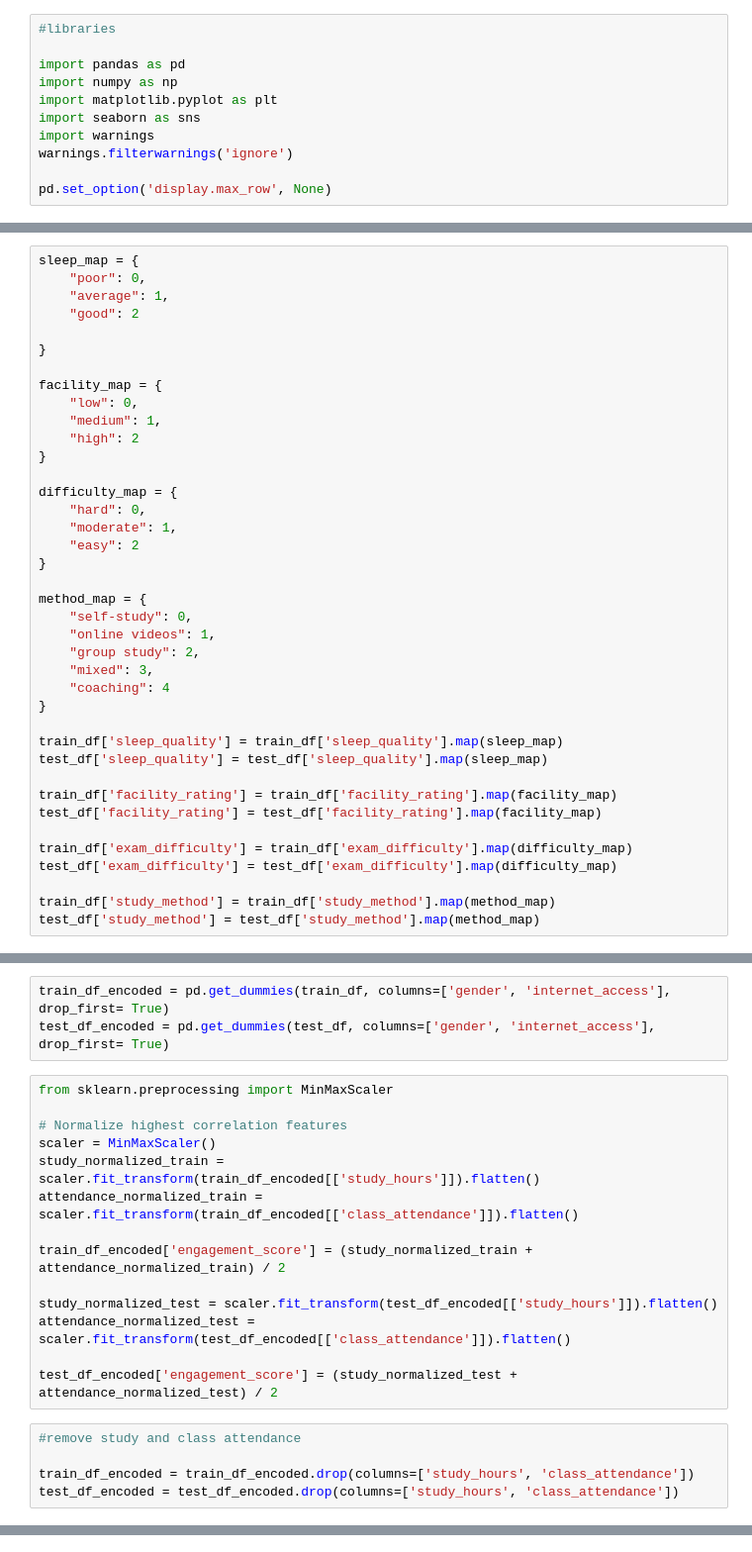
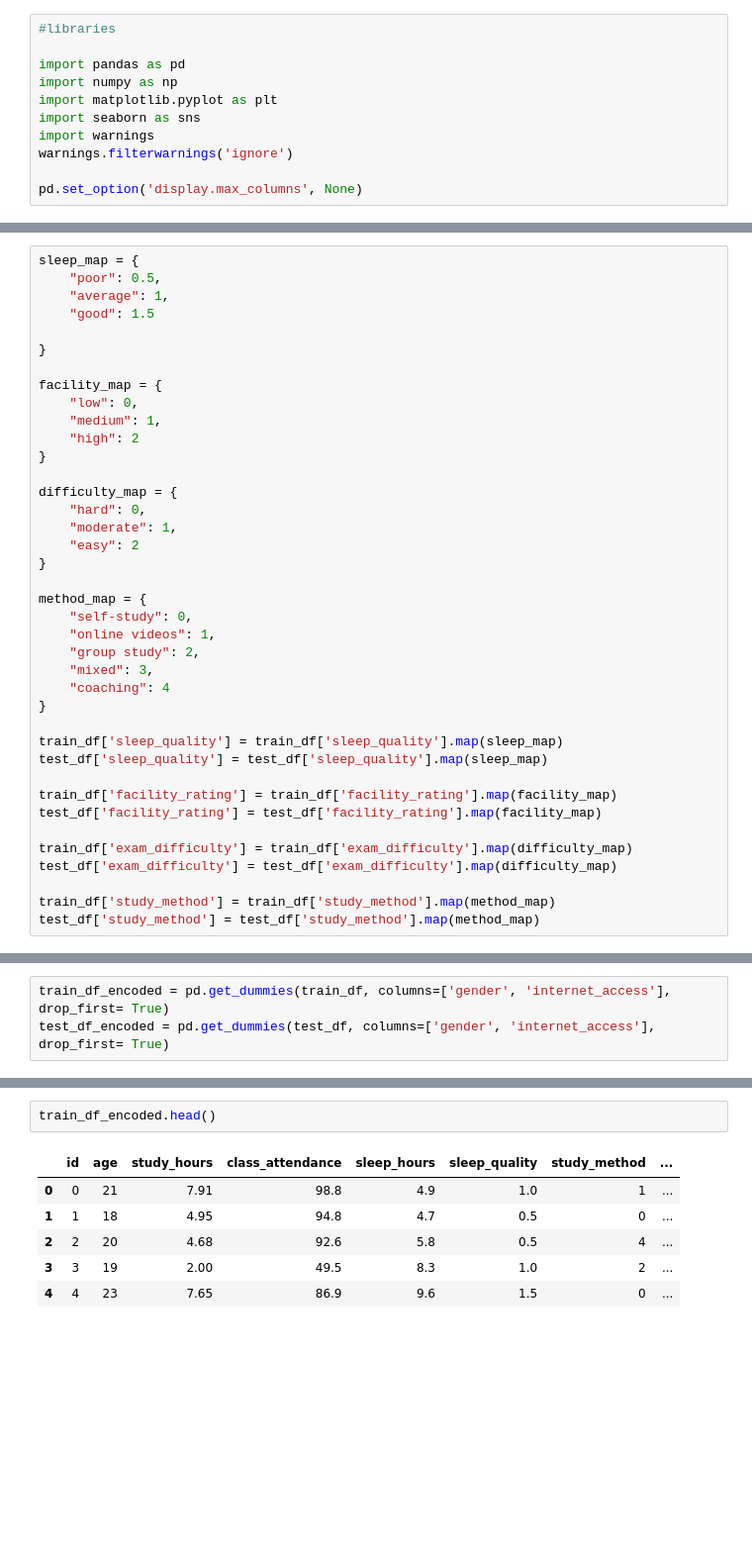
Before and after one commit to MC993/Student_score_prediction, a Jupyter notebook: feature_engineering.ipynb, the cells around one changed output, grey strips where cells are left out. Shown at 99% size. Drawn from its saved outputs; the diff is of its cells as text; blank space fills up the shorter version.

```diff
--- a/feature_engineering.ipynb
+++ b/feature_engineering.ipynb
@@ -8,7 +8,7 @@ import seaborn as sns
 import warnings
 warnings.filterwarnings('ignore')
 
-pd.set_option('display.max_row', None)
+pd.set_option('display.max_columns', None)
 # %%
 data1 = pd.read_csv('train.csv')
 data2 = pd.read_csv('test.csv')
@@ -40,9 +40,9 @@ First 5 rows of train data:
 4        moderate
 # %%
 sleep_map = {
-    "poor": 0,
+    "poor": 0.5,
     "average": 1,
-    "good": 2
+    "good": 1.5
 
 }
 
@@ -94,22 +94,3 @@ test_df['gender'] = test_df['gender'].map(gender_map)
 # %%
 train_df_encoded = pd.get_dummies(train_df, columns=['gender', 'internet_access'], drop_first= True)
 test_df_encoded = pd.get_dummies(test_df, columns=['gender', 'internet_access'], drop_first= True)
-# %%
-from sklearn.preprocessing import MinMaxScaler
-
-# Normalize highest correlation features
-scaler = MinMaxScaler()
-study_normalized_train = scaler.fit_transform(train_df_encoded[['study_hours']]).flatten()
-attendance_normalized_train = scaler.fit_transform(train_df_encoded[['class_attendance']]).flatten()
-
-train_df_encoded['engagement_score'] = (study_normalized_train + attendance_normalized_train) / 2
-
-study_normalized_test = scaler.fit_transform(test_df_encoded[['study_hours']]).flatten()
-attendance_normalized_test = scaler.fit_transform(test_df_encoded[['class_attendance']]).flatten()
-
-test_df_encoded['engagement_score'] = (study_normalized_test + attendance_normalized_test) / 2
-# %%
-#remove study and class attendance
-
-train_df_encoded = train_df_encoded.drop(columns=['study_hours', 'class_attendance'])
-test_df_encoded = test_df_encoded.drop(columns=['study_hours', 'class_attendance'])
@@ -196,0 +97,9 @@ Model Performance Summary:
+# %%
+train_df_encoded.head()
+# %% [output]
+|  | id | age | study_hours | class_attendance | sleep_hours | sleep_quality | study_method | ... |
+| 0 | 0 | 21 | 7.91 | 98.8 | 4.9 | 1.0 | 1 | ... |
+| 1 | 1 | 18 | 4.95 | 94.8 | 4.7 | 0.5 | 0 | ... |
+| 2 | 2 | 20 | 4.68 | 92.6 | 5.8 | 0.5 | 4 | ... |
+| 3 | 3 | 19 | 2.00 | 49.5 | 8.3 | 1.0 | 2 | ... |
+| 4 | 4 | 23 | 7.65 | 86.9 | 9.6 | 1.5 | 0 | ... |
```
Also changed, not shown: parts of 16 cells of this notebook, 1 other file.
